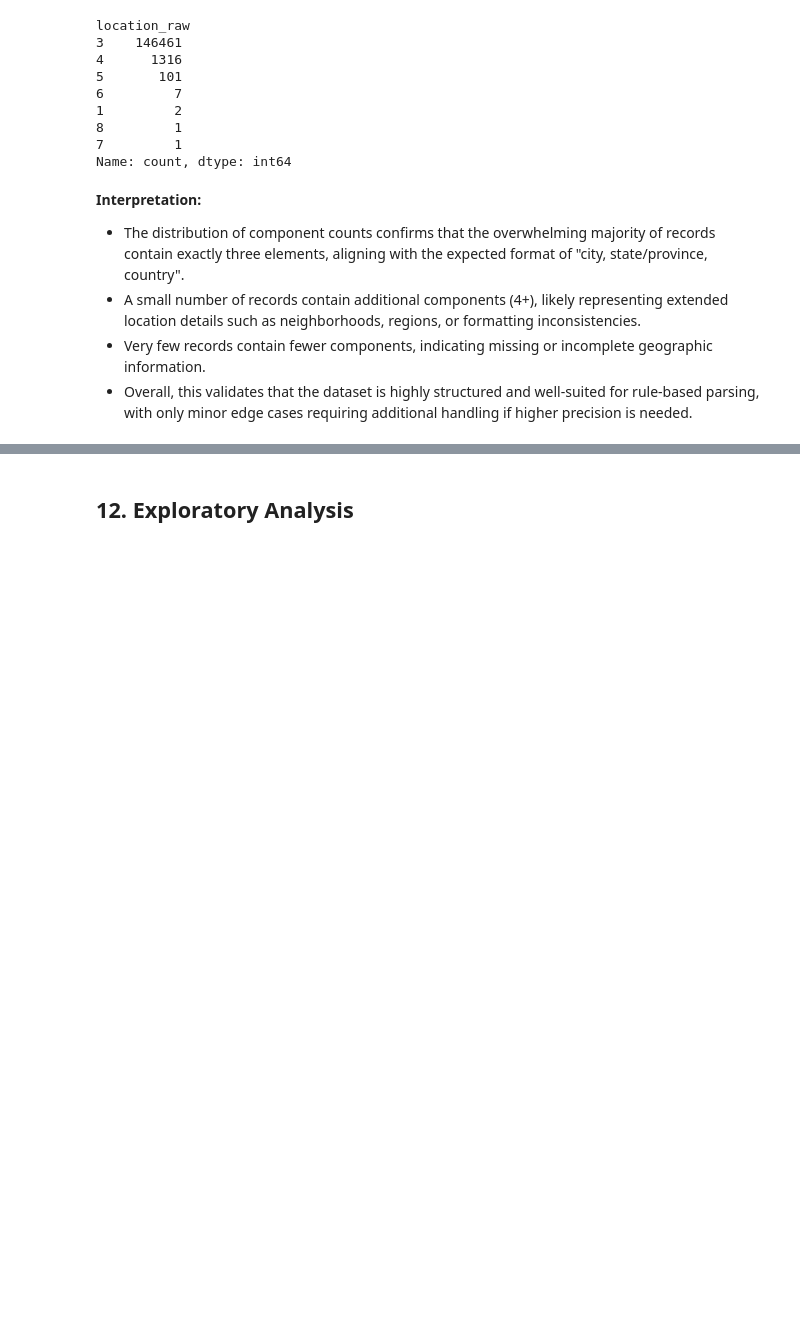
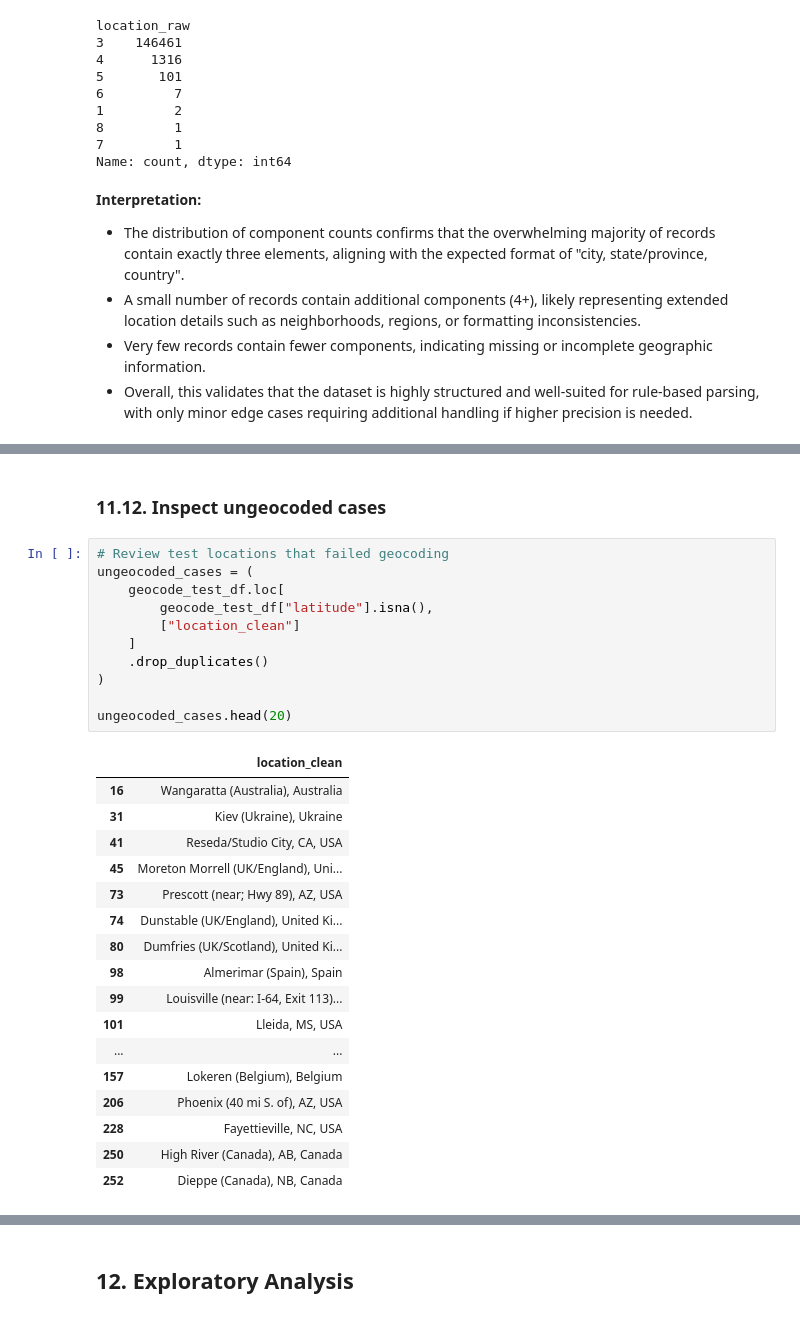
Before and after one commit to S9Den8/ufo-sightings-db, a Jupyter notebook: notebooks/nuforc_initial_exploration.ipynb, the cells around one changed output, grey strips where cells are left out. Drawn from its saved outputs; the diff is of its cells as text; blank space fills up the shorter version.

```diff
--- a/notebooks/nuforc_initial_exploration.ipynb
+++ b/notebooks/nuforc_initial_exploration.ipynb
@@ -828,0 +1171,31 @@ Name: count, dtype: int64
+# %% [markdown]
+### 11.12. Inspect ungeocoded cases
+# %%
+# Review test locations that failed geocoding
+ungeocoded_cases = (
+    geocode_test_df.loc[
+        geocode_test_df["latitude"].isna(),
+        ["location_clean"]
+    ]
+    .drop_duplicates()
+)
+
+ungeocoded_cases.head(20)
+# %% [output]
+|  | location_clean |
+| 16 | Wangaratta (Australia), Australia |
+| 31 | Kiev (Ukraine), Ukraine |
+| 41 | Reseda/Studio City, CA, USA |
+| 45 | Moreton Morrell (UK/England), Uni... |
+| 73 | Prescott (near; Hwy 89), AZ, USA |
+| 74 | Dunstable (UK/England), United Ki... |
+| 80 | Dumfries (UK/Scotland), United Ki... |
+| 98 | Almerimar (Spain), Spain |
+| 99 | Louisville (near: I-64, Exit 113)... |
+| 101 | Lleida, MS, USA |
+| ... | ... |
+| 157 | Lokeren (Belgium), Belgium |
+| 206 | Phoenix (40 mi S. of), AZ, USA |
+| 228 | Fayettieville, NC, USA |
+| 250 | High River (Canada), AB, Canada |
+| 252 | Dieppe (Canada), NB, Canada |
```
Also changed, not shown: parts of 48 cells of this notebook.
